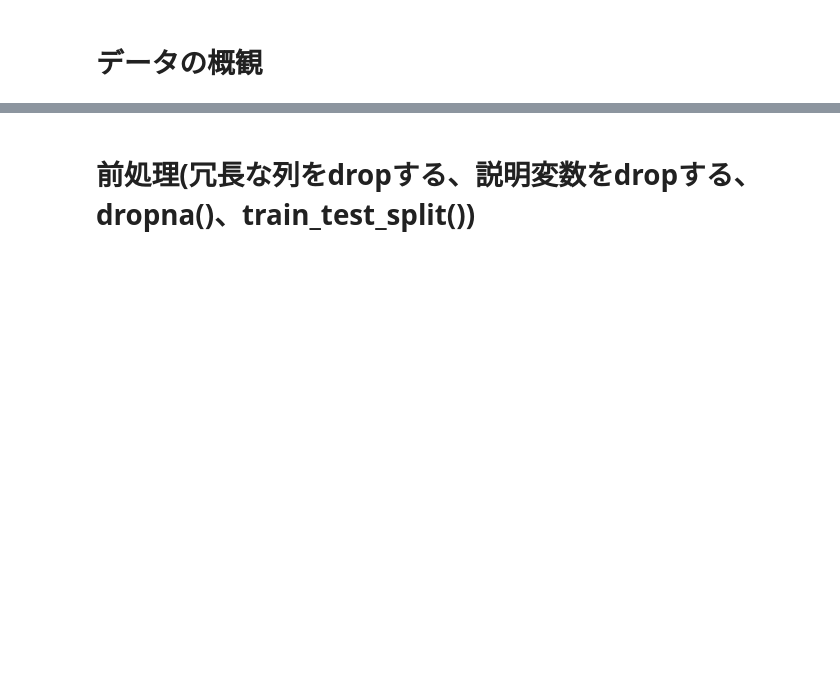
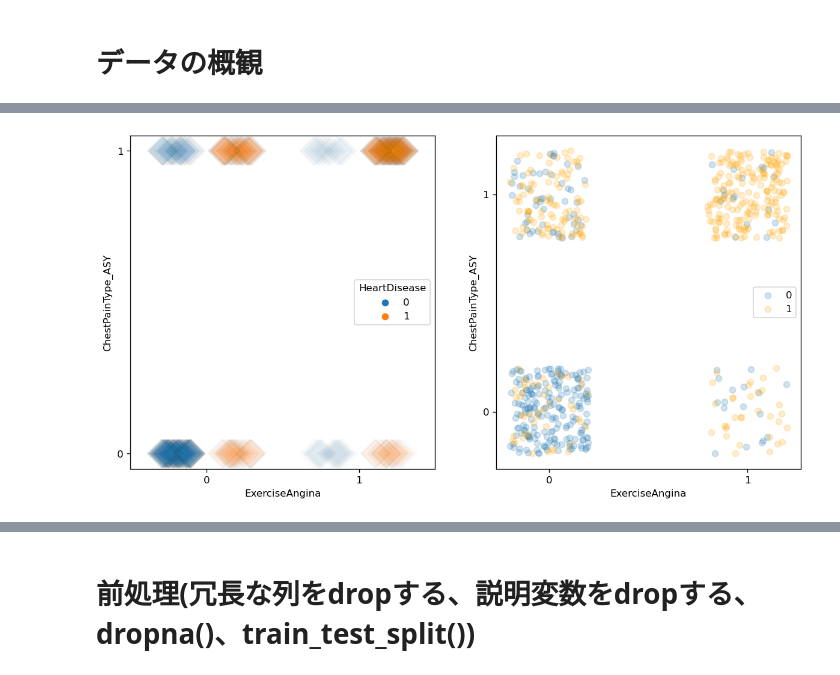
Before and after one commit to sushiizukatsu/problem2, a Jupyter notebook: problem2.ipynb, the cells around one changed output, grey strips where cells are left out. Saved outputs shown, nothing was run; the diff lists cells and outputs as text; code cells hidden in the pictures; blank space fills up the shorter version.

```diff
--- a/problem2.ipynb
+++ b/problem2.ipynb
@@ -232,0 +207,10 @@ plt.show()
+# %%
+fig = plt.figure(figsize=(12, 6), dpi=120)
+ax1 = fig.add_subplot(1, 2, 1)
+ax2 = fig.add_subplot(1, 2, 2)
+sns.stripplot(data=df1, x='ExerciseAngina', y='ChestPainType_ASY', hue='HeartDisease', alpha=0.02, jitter=0.2, dodge=True, s=20, marker="D", linewidth=1, ax=ax1).set(xticks=range(0,2), yticks=range(0, 2))
+sns.regplot(data=df1[df1['HeartDisease'] == 0], x='ExerciseAngina', y='ChestPainType_ASY', x_jitter=.2, y_jitter=.2, scatter_kws={'alpha':0.2}, fit_reg=False, label='0', ax=ax2).set(xticks=range(0,2), yticks=range(0, 2))
+sns.regplot(data=df1[df1['HeartDisease'] == 1], x='ExerciseAngina', y='ChestPainType_ASY', x_jitter=.2, y_jitter=.2, scatter_kws={'alpha':0.2}, fit_reg=False, label='1', color='orange', ax=ax2).legend()
+plt.show()
+# %% [output]
+[figure, added]
```
Also changed, not shown: parts of 27 cells of this notebook.
